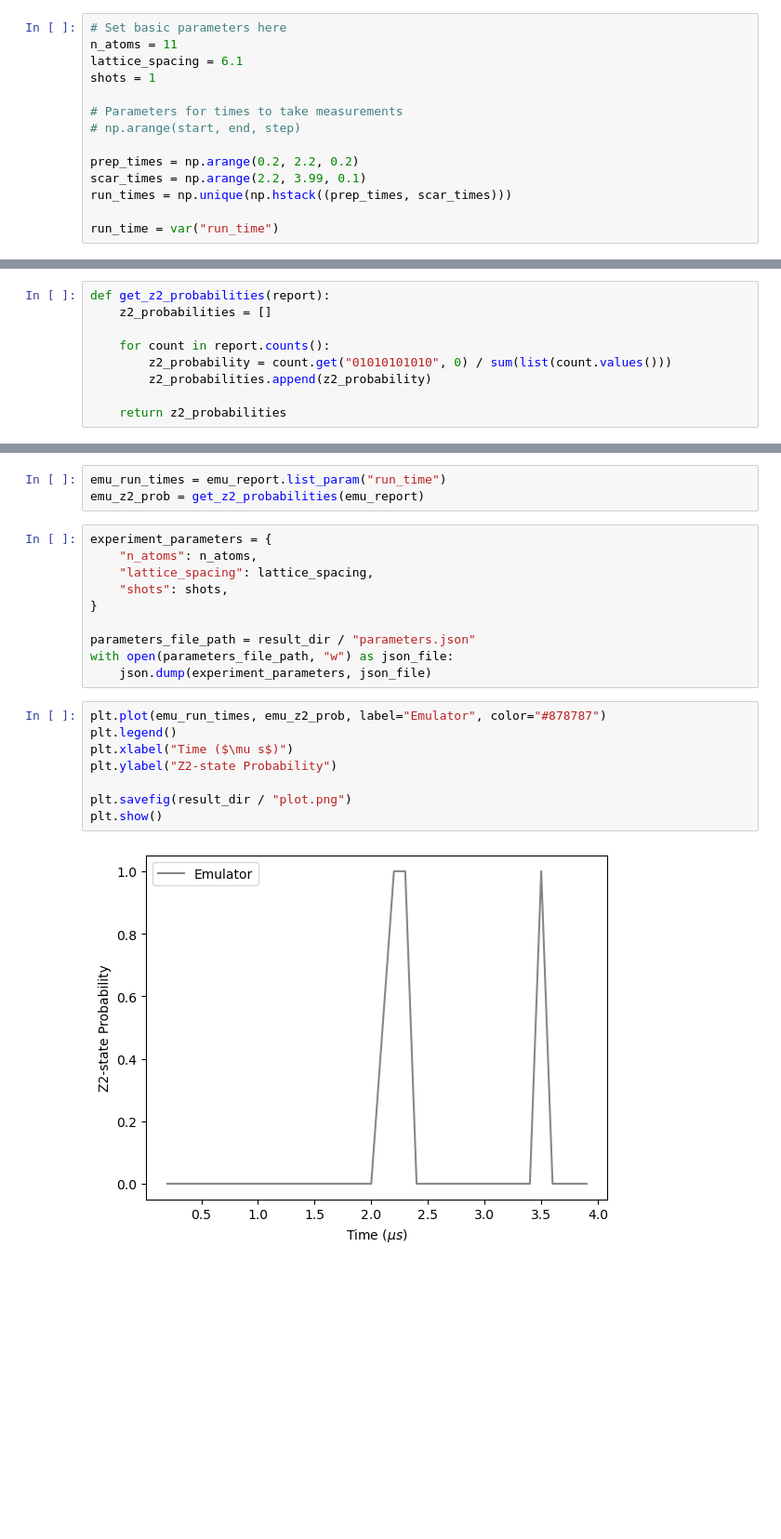
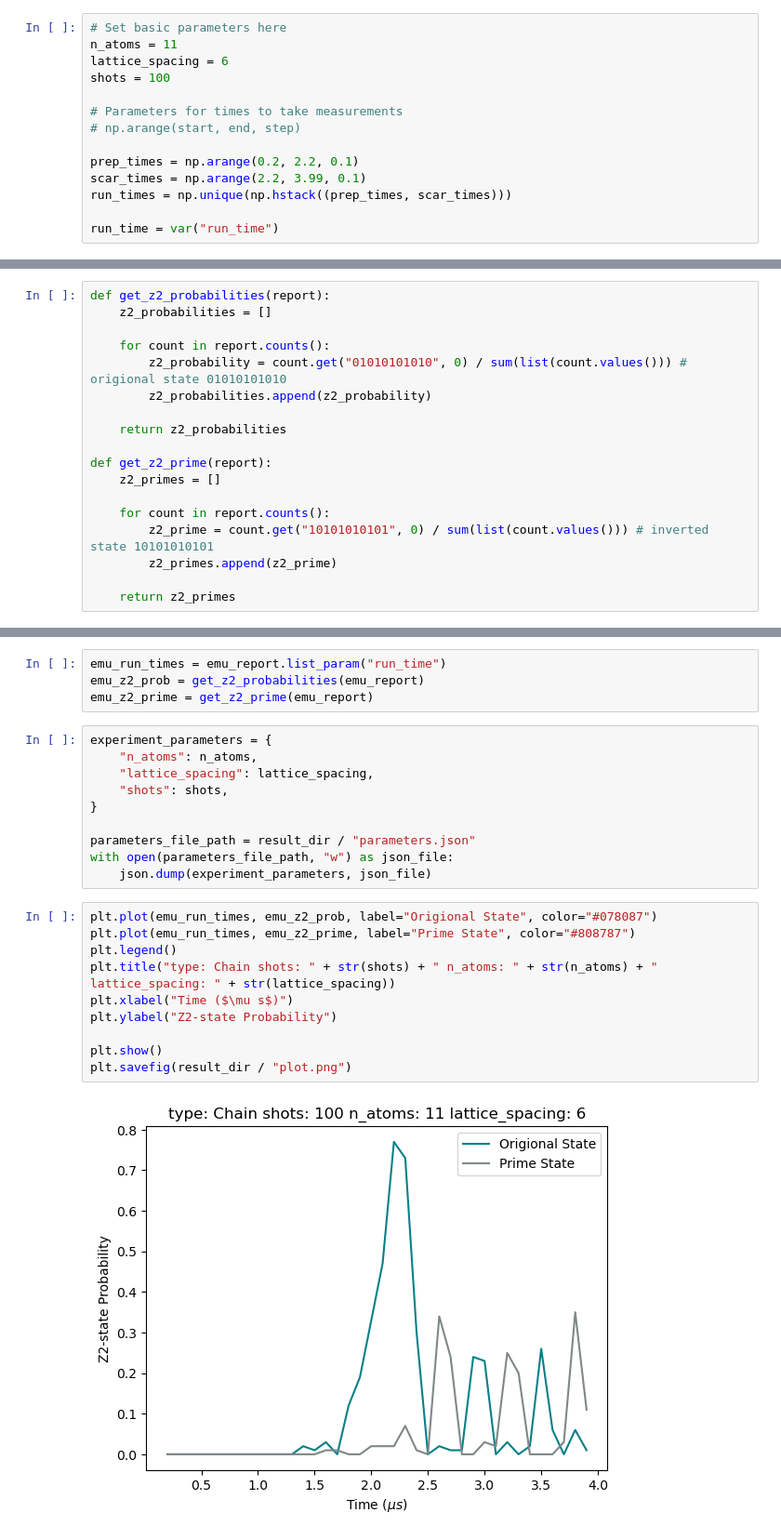
Before and after one commit to Priyanshu4/yquantum24, a Jupyter notebook: ScarTestLocal.ipynb, the cells around one changed output, grey strips where cells are left out. Shown at 93% size. Drawn from its saved outputs; the diff is of its cells as text; blank space fills up the shorter version.

```diff
--- a/ScarTestLocal.ipynb
+++ b/ScarTestLocal.ipynb
@@ -22,13 +22,13 @@ Results will be stored in: c:\Users\agpri\OneDrive\Documents\GitHub\yquantum24\e
 # %%
 # Set basic parameters here
 n_atoms = 11
-lattice_spacing = 6.1
-shots = 1
+lattice_spacing = 6
+shots = 100
 
 # Parameters for times to take measurements
 # np.arange(start, end, step)
 
-prep_times = np.arange(0.2, 2.2, 0.2)
+prep_times = np.arange(0.2, 2.2, 0.1)
 scar_times = np.arange(2.2, 3.99, 0.1)
 run_times = np.unique(np.hstack((prep_times, scar_times)))
 
@@ -81,15 +102,25 @@ def get_z2_probabilities(report):
     z2_probabilities = []
 
     for count in report.counts():
-        z2_probability = count.get("01010101010", 0) / sum(list(count.values()))
+        z2_probability = count.get("01010101010", 0) / sum(list(count.values())) # origional state 01010101010
         z2_probabilities.append(z2_probability)
 
     return z2_probabilities
+
+def get_z2_prime(report):
+    z2_primes = []
+
+    for count in report.counts():
+        z2_prime = count.get("10101010101", 0) / sum(list(count.values())) # inverted state 10101010101
+        z2_primes.append(z2_prime)
+
+    return z2_primes
 # %%
 emu_report = emu_batch.report()
 # %%
 emu_run_times = emu_report.list_param("run_time")
 emu_z2_prob = get_z2_probabilities(emu_report)
+emu_z2_prime = get_z2_prime(emu_report)
 # %%
 experiment_parameters = {
     "n_atoms": n_atoms,
@@ -101,13 +132,15 @@ parameters_file_path = result_dir / "parameters.json"
 with open(parameters_file_path, "w") as json_file:
     json.dump(experiment_parameters, json_file)
 # %%
-plt.plot(emu_run_times, emu_z2_prob, label="Emulator", color="#878787")
+plt.plot(emu_run_times, emu_z2_prob, label="Origional State", color="#078087")
+plt.plot(emu_run_times, emu_z2_prime, label="Prime State", color="#808787")
 plt.legend()
+plt.title("type: Chain shots: " + str(shots) + " n_atoms: " + str(n_atoms) + " lattice_spacing: " + str(lattice_spacing))
 plt.xlabel("Time ($\mu s$)")
 plt.ylabel("Z2-state Probability")
 
+plt.show()
 plt.savefig(result_dir / "plot.png")
-plt.show()
 # %% [output]
-[figure, old version]
+[figure, new version]
 <Figure size 640x480 with 0 Axes>
```
Also changed, not shown: parts of 2 cells of this notebook.
